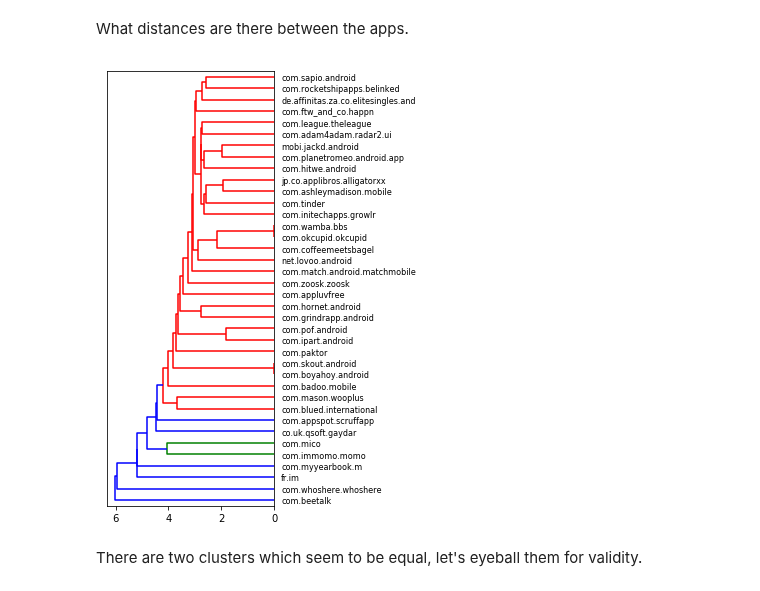
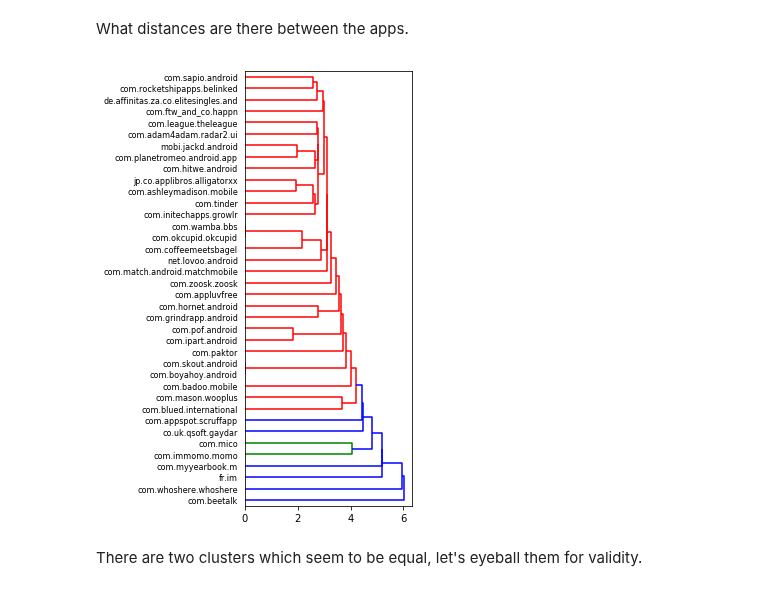
Before and after one commit to xmacex/dataanddating, a Jupyter notebook: App permissions.ipynb, the cells around one changed output. Drawn from its saved outputs; the diff is of its cells as text; code cells hidden in the pictures.

Commit message:
A minor flipping of a cluster, for visual coherence with earlier printouts

```diff
--- a/App permissions.ipynb
+++ b/App permissions.ipynb
@@ -295,9 +295,9 @@ appdists = pd.DataFrame(scipy.spatial.distance.squareform(scipy.spatial.distance
 appZ = scipy.cluster.hierarchy.linkage(appdists)
 # %%
 fig, appdentax = plt.subplots(figsize=(3, 8))
-dn = scipy.cluster.hierarchy.dendrogram(appZ, labels=perms.index, orientation='left', ax=appdentax)
+dn = scipy.cluster.hierarchy.dendrogram(appZ, labels=perms.index, orientation='right', ax=appdentax)
 # %% [output]
-[figure, old version]
+[figure, new version]
 # %% [markdown]
 There are two clusters which seem to be equal, let's eyeball them for validity.
 # %%
```
